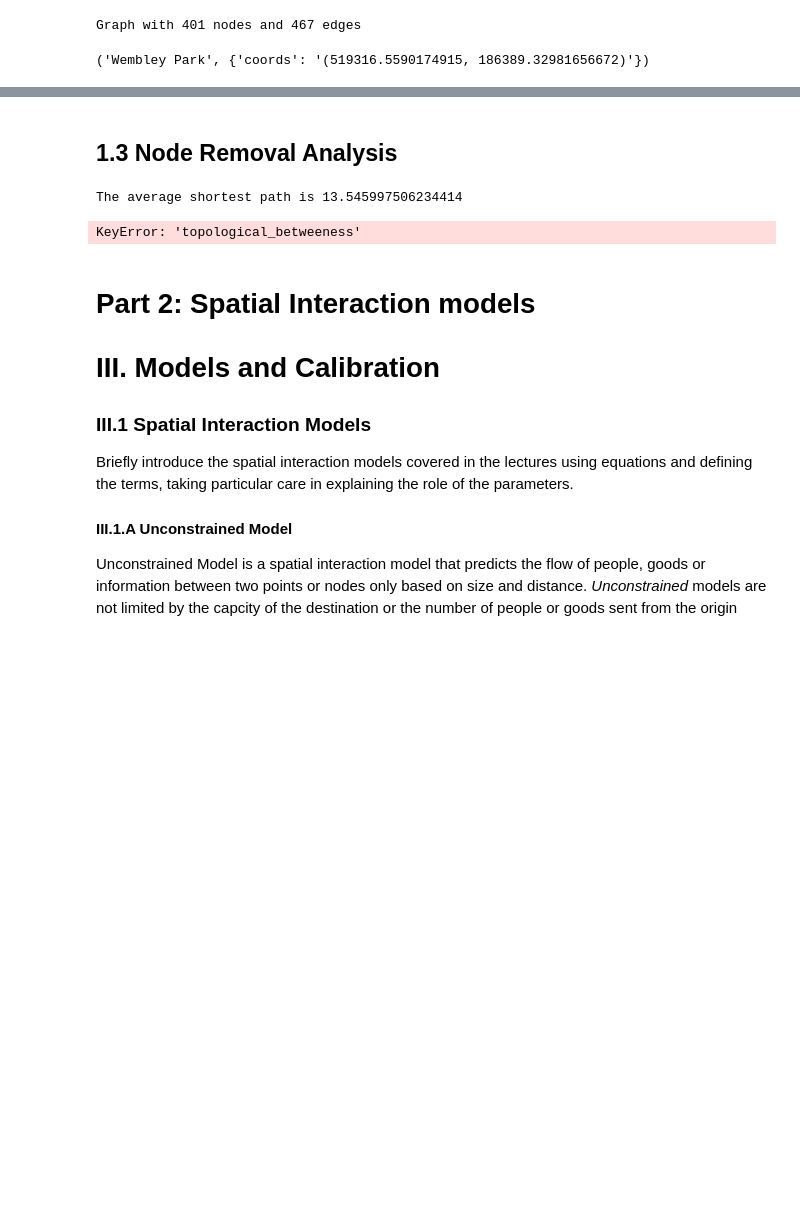
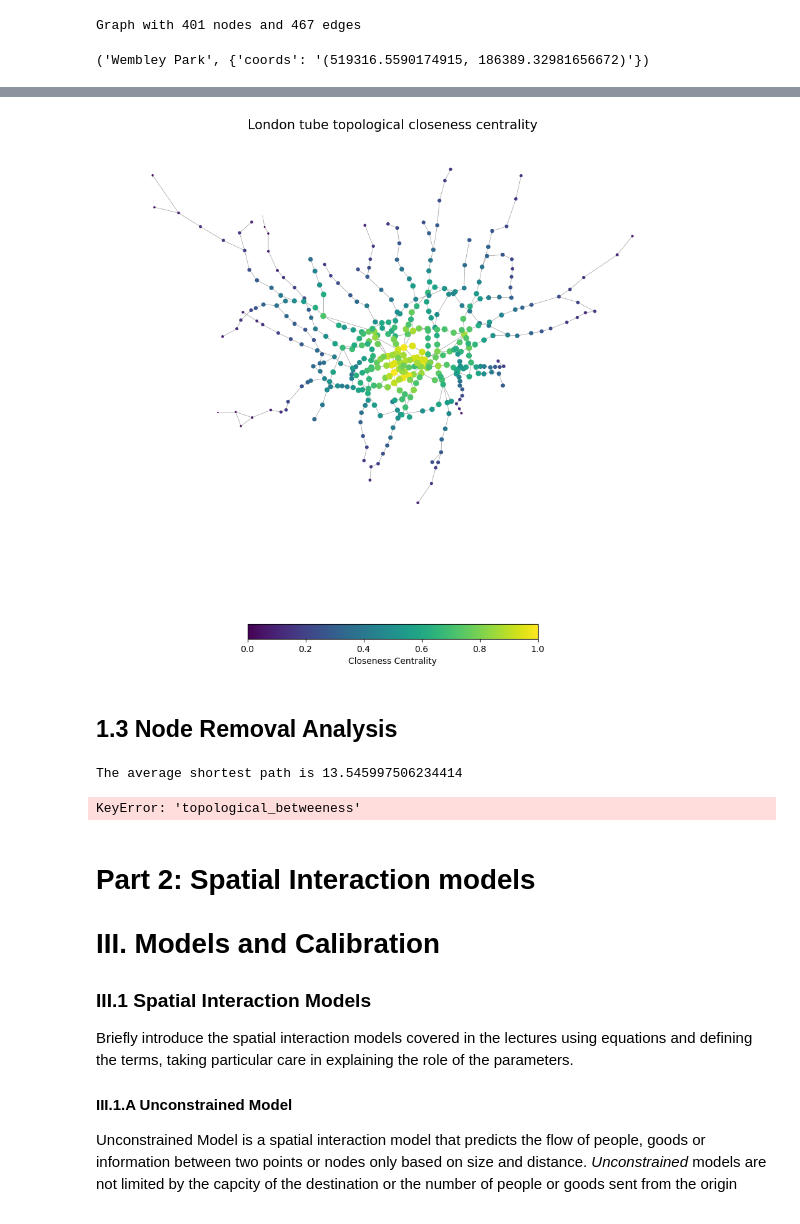
Before and after one commit to MengyuanHan1/CASA0002-Urban-Simulation, a Jupyter notebook: UrbanSim.ipynb, the cells around one changed output, grey strips where cells are left out. Drawn from its saved outputs; the diff is of its cells as text; code cells hidden in the pictures; blank space fills up the shorter version.

```diff
--- a/UrbanSim.ipynb
+++ b/UrbanSim.ipynb
@@ -26,0 +200,12 @@ Graph with 401 nodes and 467 edges
+# %%
+#topological closeness centrality
+clos_t=nx.closeness_centrality(G)
+# We can add these values to the nodes attributes:
+nx.set_node_attributes(G,clos_t,'closeness_t')
+
+# To ataframe using the nodes as the index
+df = pd.DataFrame(index=G.nodes())
+df['closeness_t'] = pd.Series(nx.get_node_attributes(G, 'closeness_t'))
+
+df_sorted = df.sort_values(["closeness_t"], ascending=False)
+df_sorted[0:10]
@@ -27,3 +224,28 @@ Graph with 401 nodes and 467 edges
+# %%
+# Lets set color and width of nodes according to the closeness values
+clos_t_val=[(i[1]['closeness_t']) for i in G.nodes(data=True)]
+
+closs_t_color=[(i[1]['closeness_t']-min(clos_t_val))/(max(clos_t_val)-min(clos_t_val)) for i in G.nodes(data=True)]
+closs_t_size=[((i[1]['closeness_t']-min(clos_t_val))/(max(clos_t_val)-min(clos_t_val))*50) for i in G.nodes(data=True)]
+
+
+# Plot graph
+fig, ax = plt.subplots(figsize=(12,12))
+
+nx.draw_networkx_edges(G, pos,edge_color='gray',
+        width=0.4)
+
+nod=nx.draw_networkx_nodes(G,
+        pos = pos,
+        node_color= closs_t_color,
+        node_size= closs_t_size)
+
+plt.colorbar(nod,label="Closeness Centrality",orientation="horizontal", shrink=0.5)
+plt.axis("off")
+plt.title("London tube topological closeness centrality",fontsize=15)
+plt.show()
+# %% [output]
+[figure, added]
 # %% [markdown]
 ## 1.3 Node Removal Analysis
 # %%
```
Also changed, not shown: parts of 19 cells of this notebook.
